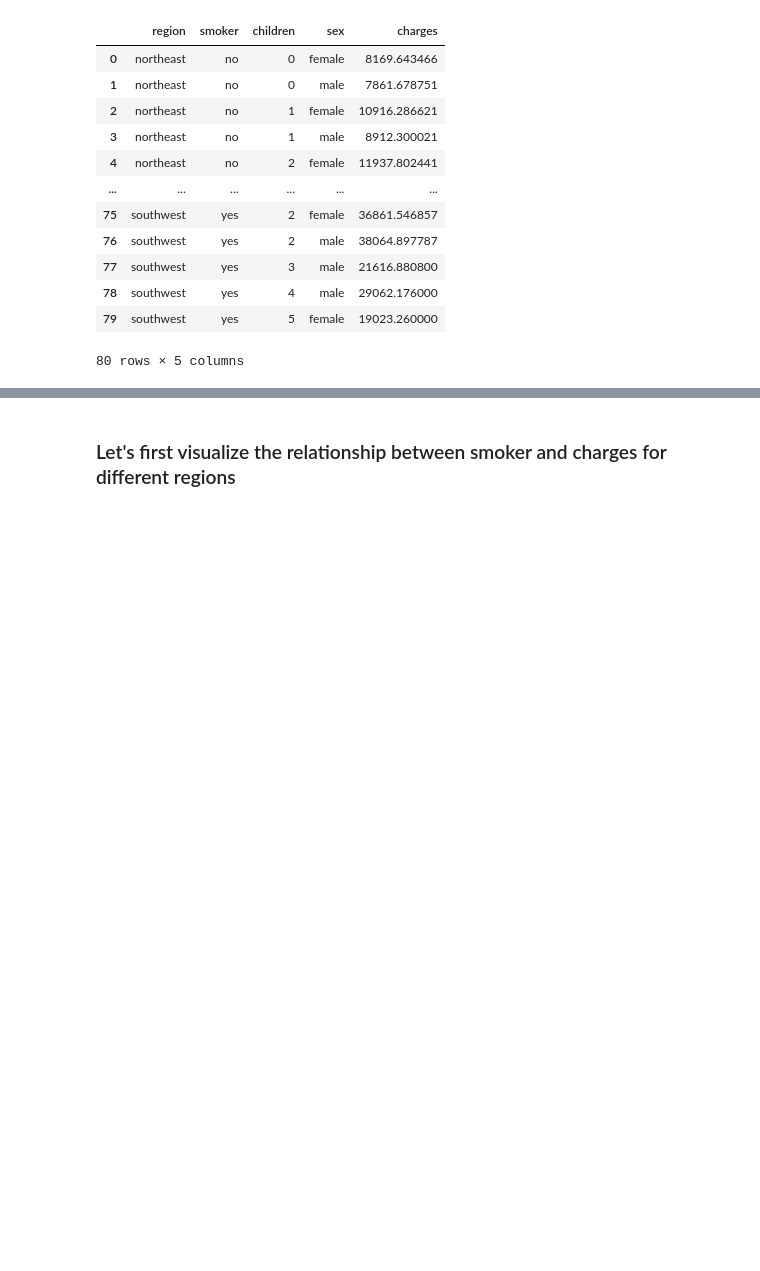
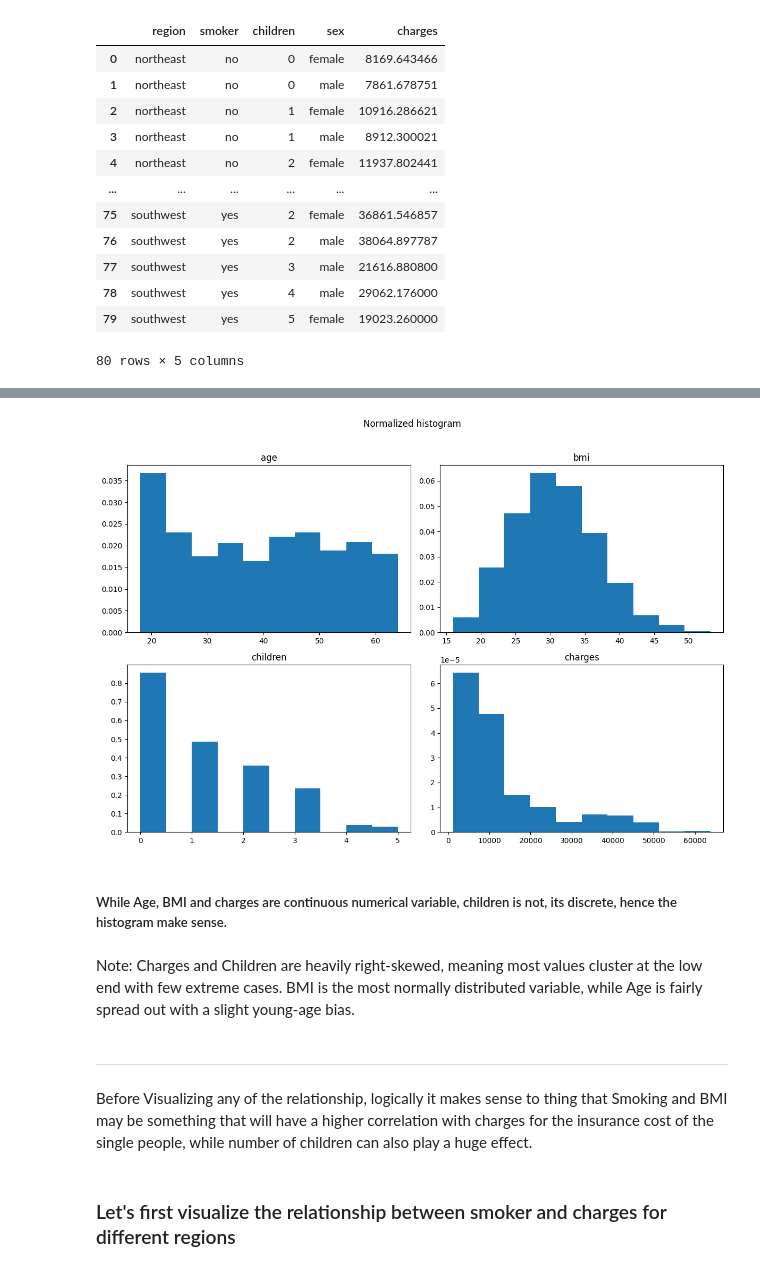
Before and after one commit to Mridul-dhungana/Insurance-DataANALYSIS-AND-ML, a Jupyter notebook: Medical Insurance Prediction.ipynb, the cells around one changed output, grey strips where cells are left out. Saved outputs shown, nothing was run; the diff lists cells and outputs as text; code cells hidden in the pictures; blank space fills up the shorter version.

```diff
--- a/Medical Insurance Prediction.ipynb
+++ b/Medical Insurance Prediction.ipynb
@@ -102,0 +122,3 @@ Medical_insurance_grouped
+# %%
+Medical_insurance_numerical=Medical_insurance.select_dtypes(include=['int64','float64'])
+Medical_insurance_numerical
@@ -103,3 +139,21 @@ Medical_insurance_grouped
+# %%
+Medical_insurance_numerical.hist(figsize=(12,8),density=True,grid=False)
+plt.suptitle('Normalized histogram',y=1.02)
+plt.tight_layout()
+plt.show()
+# %% [output]
+[figure, added]
+# %% [markdown]
+##### While Age, BMI and charges are continuous numerical variable, children is not, its discrete, hence the histogram make sense.
+# %% [markdown]
+Note: Charges and Children are heavily right-skewed, meaning most values cluster at the low end
+with few extreme cases. BMI is the most normally distributed variable, while Age is fairly spread out with a slight young-age bias.
+# %% [markdown]
+---
+# %% [markdown]
+Before Visualizing any of the relationship, logically it makes sense to thing that
+Smoking and BMI may be something that will have a higher correlation with charges for the
+insurance cost of the single people, while number of children can also play a huge effect.
 # %% [markdown]
 <h3>Let's first visualize the relationship between smoker and charges for different regions</h3>
 # %%
```
Also changed, not shown: parts of 14 cells of this notebook.
